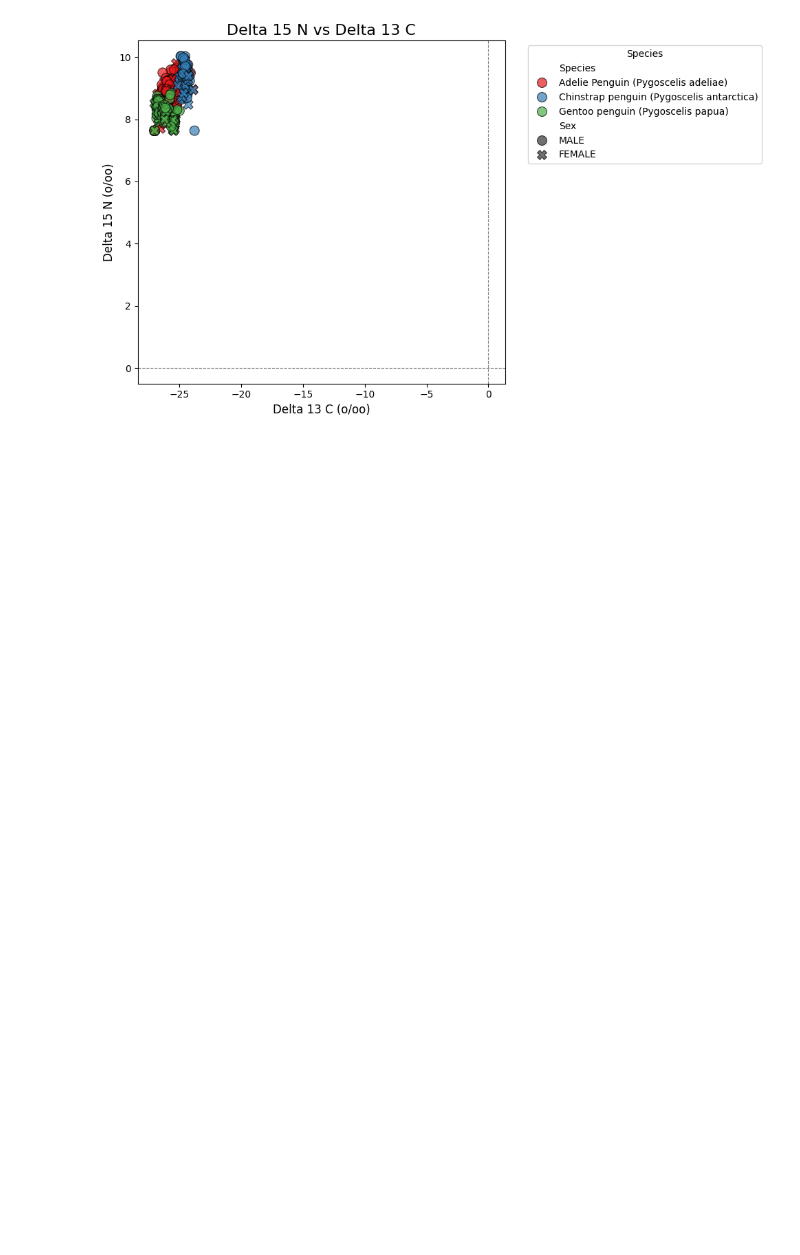
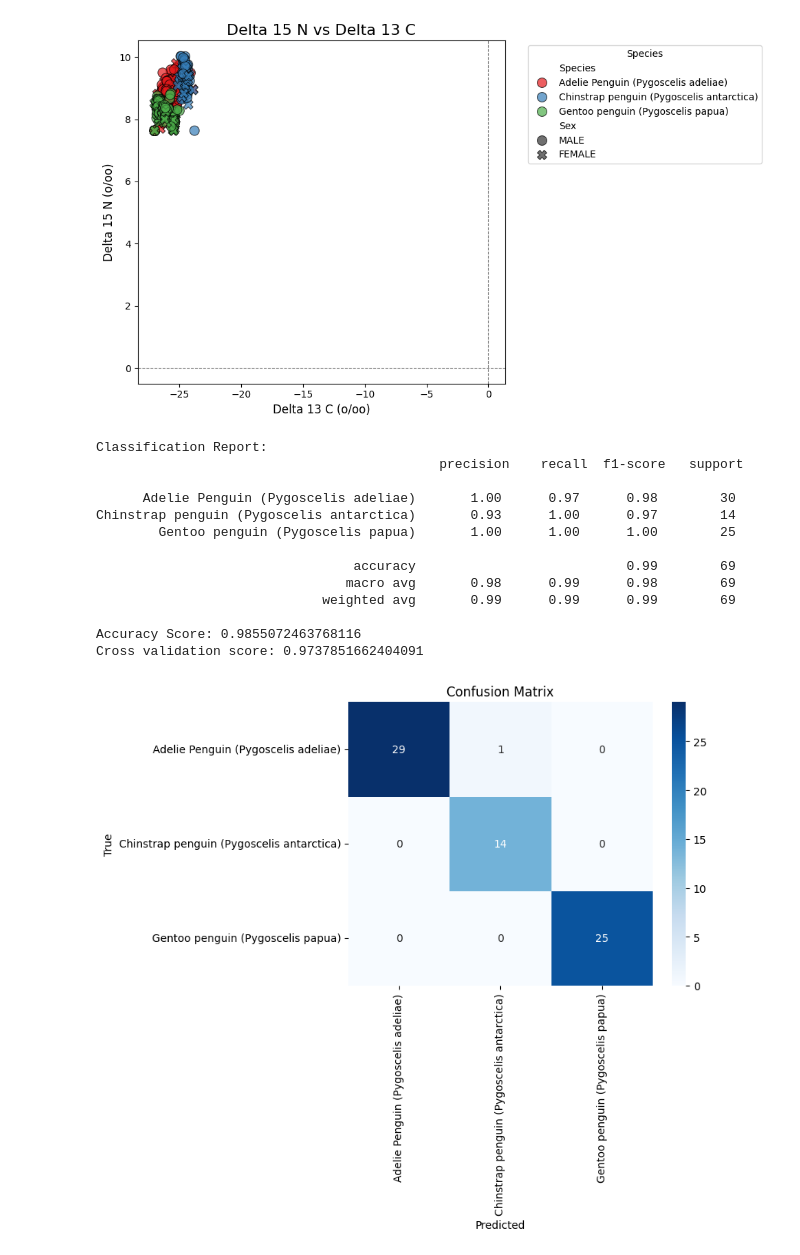
Before and after one commit to G-Bielokozowicz/Palmer-Archipelage-Penguins-Analysis, a Jupyter notebook: main.ipynb, the cells around one changed output. Drawn from its saved outputs; the diff is of its cells as text; code cells hidden in the pictures; blank space fills up the shorter version.

Commit message:
ML: Added random forest classifier to predict penguin species based on body attributes

```diff
--- a/main.ipynb
+++ b/main.ipynb
@@ -550,3 +550,62 @@ plt.tight_layout()
 plt.show()
 # %% [output]
 [figure]
+# %%
+# Predicting species based on body attributes
+
+from sklearn.model_selection import train_test_split
+from sklearn.ensemble import RandomForestClassifier
+from sklearn.metrics import classification_report, accuracy_score, confusion_matrix
+from sklearn.preprocessing import LabelEncoder, StandardScaler
+
+df_copy = df[["Culmen Length (mm)", "Culmen Depth (mm)", "Flipper Length (mm)", "Body Mass (g)", "Species"]].copy()
+target = "Species"
+
+# Encode the species
+le = LabelEncoder()
+df_copy[target] = le.fit_transform(df_copy[target])
+
+# Features and target variable
+X = df_copy.drop(target, axis=1)
+y = df_copy[target]
+
+# Standardize the features
+scaler = StandardScaler()
+X_scaled = scaler.fit_transform(X)
+
+
+X_train, X_test, y_train, y_test = train_test_split(X_scaled, y, stratify=y, test_size=0.2, random_state=42)
+
+
+model = RandomForestClassifier(random_state=42)
+model.fit(X_train, y_train)
+y_pred = model.predict(X_test)
+
+print("Classification Report:\n", classification_report(y_test, y_pred, target_names=le.classes_))
+print("Accuracy Score:", accuracy_score(y_test, y_pred))
+
+from sklearn.model_selection import cross_val_score
+scores = cross_val_score(model, X, y, cv=5)
+print("Cross validation score:", scores.mean())
+
+cm = confusion_matrix(y_test, y_pred)
+sns.heatmap(cm, annot=True, fmt="d", cmap="Blues", xticklabels=le.classes_, yticklabels=le.classes_)
+plt.title("Confusion Matrix")
+plt.xlabel("Predicted")
+plt.ylabel("True")
+plt.show()
+# %% [output]
+Classification Report:
+                                            precision    recall  f1-score   support
+
+      Adelie Penguin (Pygoscelis adeliae)       1.00      0.97      0.98        30
+Chinstrap penguin (Pygoscelis antarctica)       0.93      1.00      0.97        14
+        Gentoo penguin (Pygoscelis papua)       1.00      1.00      1.00        25
+
+                                 accuracy                           0.99        69
+                                macro avg       0.98      0.99      0.98        69
+                             weighted avg       0.99      0.99      0.99        69
+
+Accuracy Score: 0.9855072463768116
+Cross validation score: 0.9737851662404091
+[figure, added]
```
Also changed, not shown: parts of 1 cell of this notebook.
